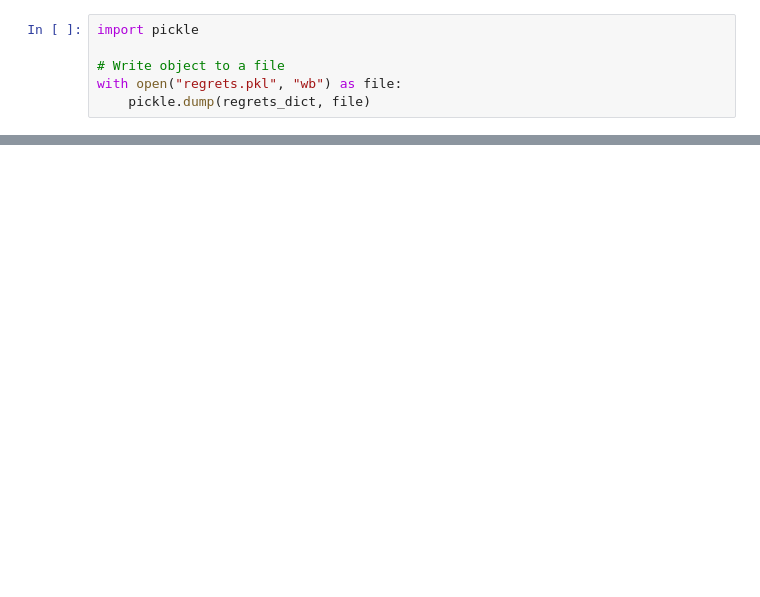
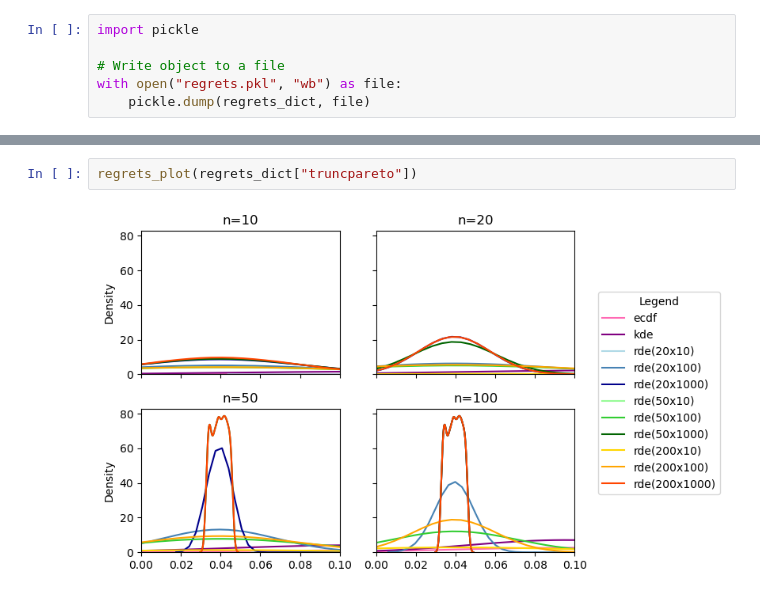
Before and after one commit to yingqi-gao/MAPP, a Jupyter notebook: simulations.ipynb, the cells around one changed output, grey strips where cells are left out. Drawn from its saved outputs; the diff is of its cells as text; blank space fills up the shorter version.

```diff
--- a/simulations.ipynb
+++ b/simulations.ipynb
@@ -95,0 +148,4 @@ with open("regrets.pkl", "wb") as file:
+# %%
+regrets_plot(regrets_dict["truncpareto"])
+# %% [output]
+[figure, added]
```
Also changed, not shown: parts of 9 cells of this notebook, 3 other files.
